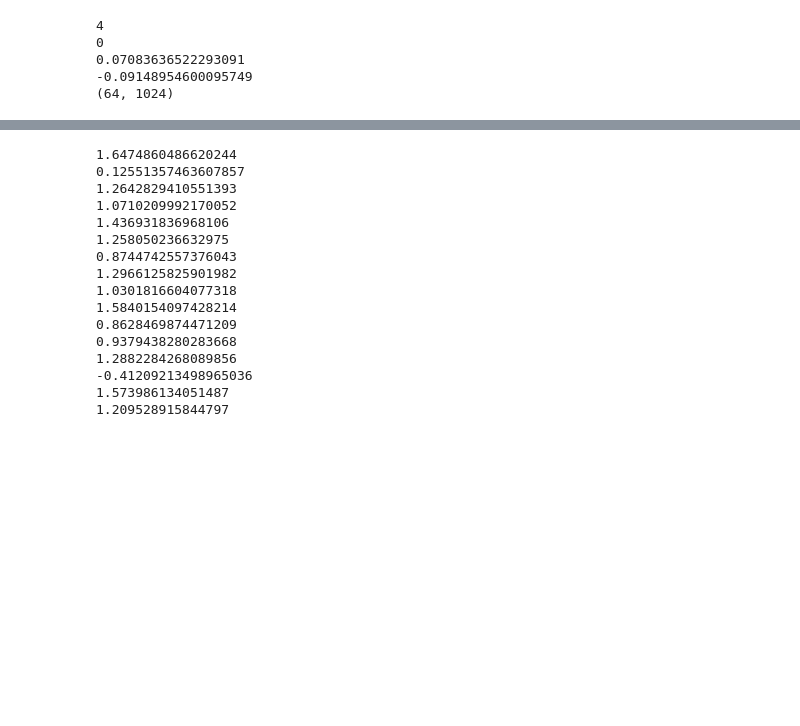
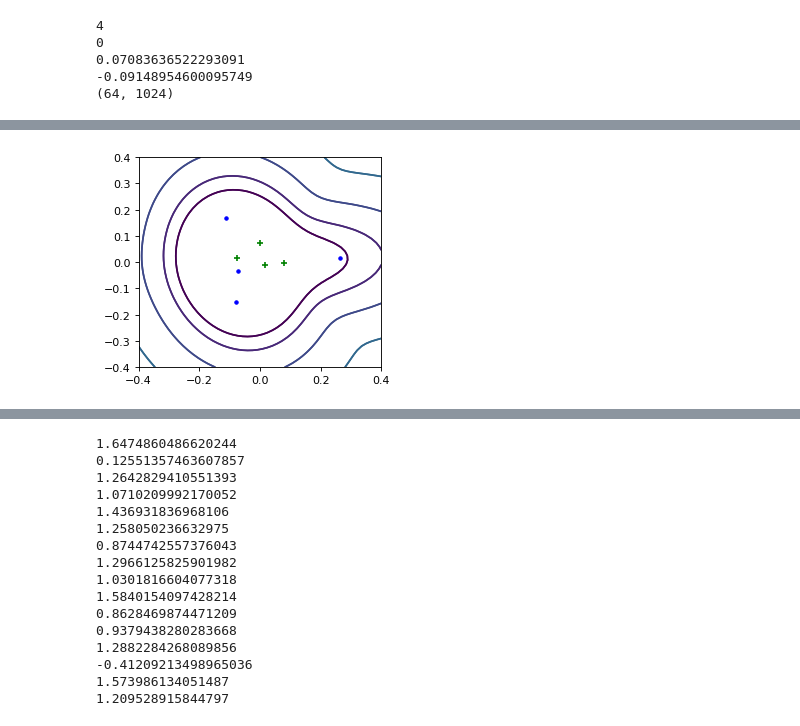
Before and after one commit to ratthapon/speaker-verification, a Jupyter notebook: Speaker Verification using VGGVox model.ipynb, the cells around one changed output, grey strips where cells are left out. Drawn from its saved outputs; the diff is of its cells as text; code cells hidden in the pictures; blank space fills up the shorter version.

Commit message:
Added experiment visualization

```diff
--- a/Speaker Verification using VGGVox model.ipynb
+++ b/Speaker Verification using VGGVox model.ipynb
@@ -314,0 +315,93 @@ plt.show()
+# %%
+import warnings
+warnings.filterwarnings('ignore')
+
+import itertools
+from math import sqrt
+
+import numpy as np
+from sklearn.decomposition import PCA
+from sklearn.mixture import GaussianMixture, BayesianGaussianMixture
+from matplotlib.colors import LogNorm
+import matplotlib.pyplot as plt
+
+plt.figure(figsize=(18, 16), dpi= 80, facecolor='w', edgecolor='k')
+
+def plotHyperplane(pca):
+    # get the separating hyperplane
+    w = pca.components_[0]
+    a = -w[0] / w[1]
+    xx = np.linspace(-1.5, 1.5)  # make sure the line is long enough
+    yy = a * xx - (pca.mean_[0]) / w[1]
+
+    p = pca.components_
+    centroid = pca.mean_
+#     segments = np.arange(-512, 512)[:, np.newaxis] * p
+#     (centroid + segments).T
+    plt.plot(xx, yy)
+
+def draw_vector(v0, v1, ax = None):
+    ax = ax or plt.gca()
+    arrowprops = dict(arrowstyle='->',
+                    linewidth=2,
+                    shrinkA=0, shrinkB=0)
+    ax.annotate('', v1, v0, arrowprops=arrowprops)
+
+def projectProb2D(embs):
+    pca = PCA(n_components = 2).fit(embs)
+    return pca
+
+def visualizeCompressedSpeechComponents(embs, mixtureModel, nFigs, n, marker = ".", c = "blue"):
+    # display predicted scores by the model as a contour plot
+    deviation = 0.4
+    x = np.linspace(-deviation, deviation)
+    y = np.linspace(-deviation, deviation)
+    X, Y = np.meshgrid(x, y)
+    XX = np.array([X.ravel(), Y.ravel()]).T
+    Z = - mixtureModel.score_samples(XX)
+    Z = Z.reshape(X.shape)
+
+    plt.subplot(nFigs, nFigs, n)
+    CS = plt.contour(X, Y, Z, norm = LogNorm(vmin=1.0, vmax=1000.0),
+                     levels = np.logspace(0, 3, 10))
+#     CB = plt.colorbar(CS, shrink=0.8, extend='both')
+    plt.scatter(embs[:, 0], embs[:, 1], marker = marker, c = c)
+    pass
+
+# planes = dict()
+# models = dict()
+speakers = enroll_result['speaker'].unique()
+nFigs = sqrt(len(speakers))
+
+for i, j in itertools.product(range(1, int(nFigs) + 1), range(1, int(nFigs) + 1)):
+    speakerIdx = j + ((i-1)*4) - 1
+    speaker = speakers[speakerIdx]
+    embs = np.array([emb.tolist() for emb in enroll_result[enroll_result["speaker"] == speaker]["embedding"]])
+
+    pca = planes[speaker]
+
+    clf = models[speaker]
+
+    # Training samples
+    compressedEmbs = pca.transform(embs)
+    visualizeCompressedSpeechComponents(compressedEmbs, clf, nFigs, speakerIdx + 1)
+
+    # Positive prediction
+    embs = np.array([emb.tolist() for emb in test_result[test_result["speaker"] == speaker]["embedding"]])
+    compressedEmbs = pca.transform(embs)
+    visualizeCompressedSpeechComponents(compressedEmbs, clf, nFigs, speakerIdx + 1, marker = "+", c = "green")
+
+    # Negative prediction
+    embs = np.array([emb.tolist() for emb in test_result[test_result["speaker"] != speaker]["embedding"]])
+    compressedEmbs = pca.transform(embs)
+#     visualizeCompressedSpeechComponents(compressedEmbs, clf, nFigs, speakerIdx + 1, marker = "x", c = "red")
+#     plotHyperplane(pca)
+    print(pca.components_)
+    for length, vector in zip(pca.explained_variance_, pca.components_):
+        v = vector * 3 * np.sqrt(length)
+        draw_vector(pca.mean_, pca.mean_ + v)
+
+    plt.title("Spkr: " + speaker)
+
+plt.show()
+# %% [output]
@@ -314,0 +413 @@ plt.show()
+[figure, added]
```
Also changed, not shown: parts of 8 cells of this notebook.
